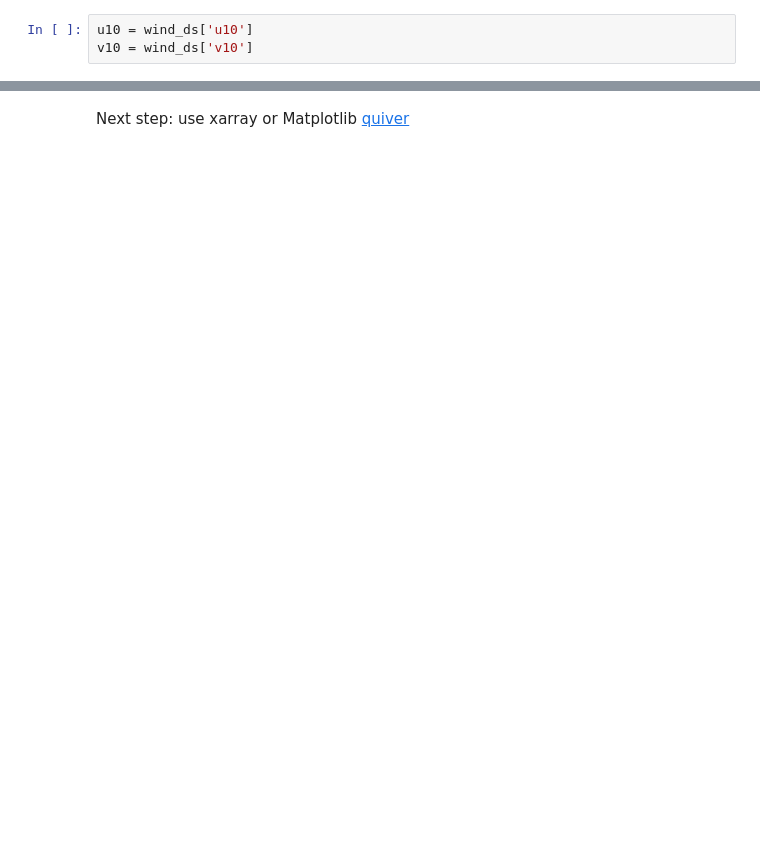
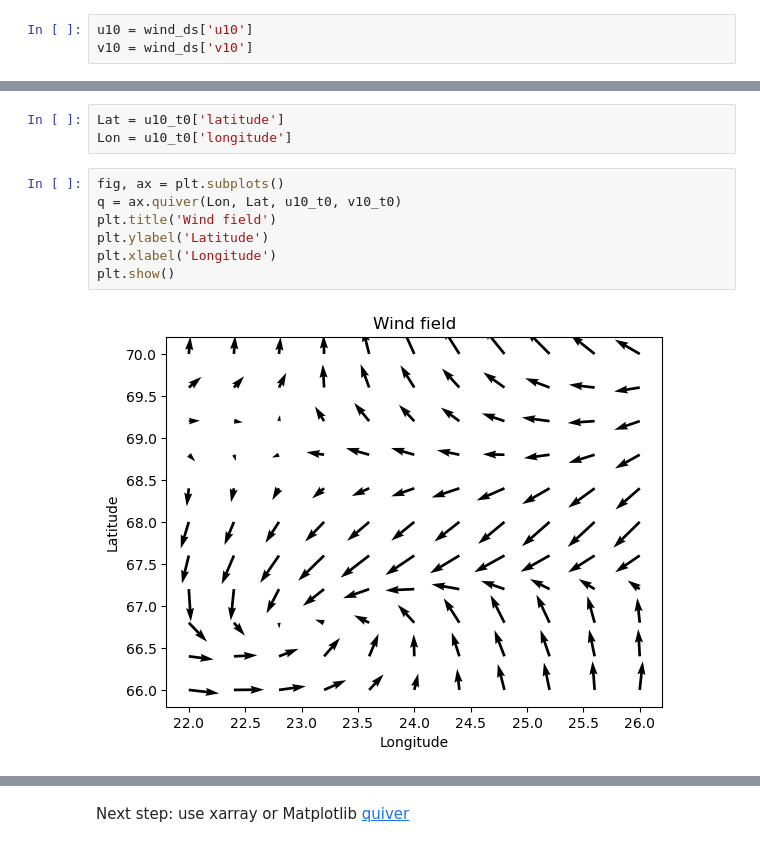
Before and after one commit to luigiselmi/climate, a Jupyter notebook: iia/arctic/cams_pm10_monitoring.ipynb, the cells around one changed output, grey strips where cells are left out. Drawn from its saved outputs; the diff is of its cells as text; blank space fills up the shorter version.

```diff
--- a/iia/arctic/cams_pm10_monitoring.ipynb
+++ b/iia/arctic/cams_pm10_monitoring.ipynb
@@ -225,3 +274,15 @@ v10_area_t0 = v10.sel(time='2024-03-28T00:00:00')
+# %%
+Lat = u10_t0['latitude']
+Lon = u10_t0['longitude']
+# %%
+fig, ax = plt.subplots()
+q = ax.quiver(Lon, Lat, u10_t0, v10_t0)
+plt.title('Wind field')
+plt.ylabel('Latitude')
+plt.xlabel('Longitude')
+plt.show()
+# %% [output]
+[figure, added]
 # %%
 w10_area_t0_squared = u10_area_t0.values * u10_area_t0.values + v10_area_t0.values * v10_area_t0.values
 w10_area_t0_squared.min(), w10_area_t0_squared.max()
```
Also changed, not shown: parts of 23 cells of this notebook.
